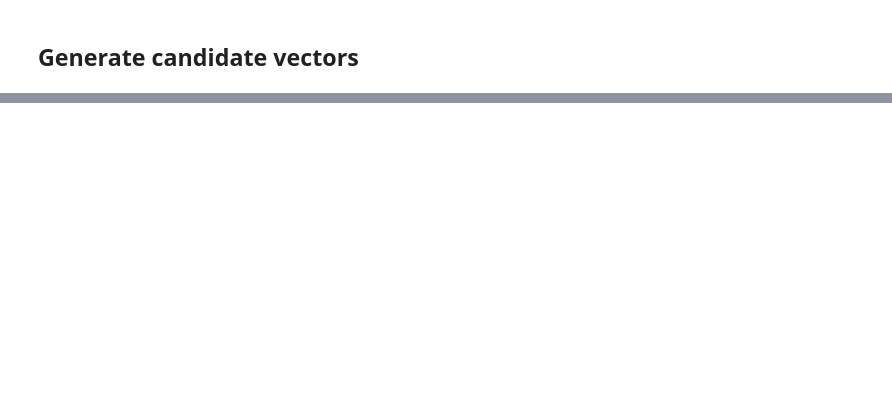
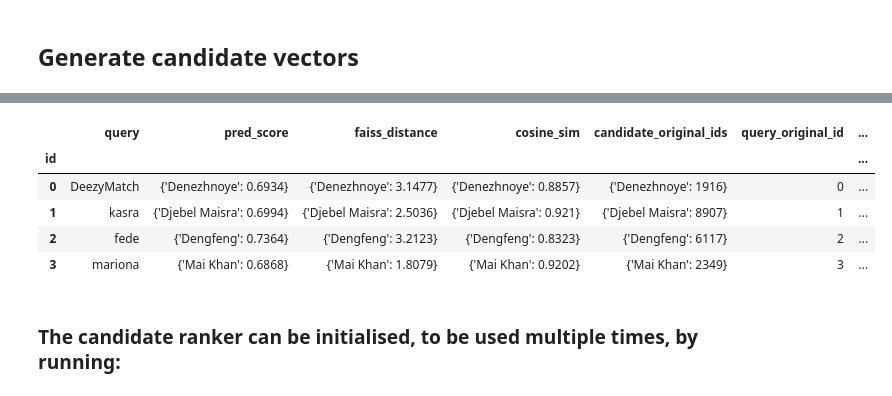
Before and after one commit to Living-with-machines/DeezyMatch, a Jupyter notebook: examples/example_001.ipynb, the cells around one changed output, grey strips where cells are left out. Saved outputs shown, nothing was run; the diff lists cells and outputs as text; code cells hidden in the pictures; blank space fills up the shorter version.

```diff
--- a/examples/example_001.ipynb
+++ b/examples/example_001.ipynb
@@ -330,0 +329,17 @@ candidates_pd
+# %%
+from DeezyMatch import candidate_ranker
+
+# Ranking on-the-fly
+# find candidates from candidate_scenario
+# for queries specified by the `query` argument
+candidates_pd = \
+    candidate_ranker(candidate_scenario="./combined/candidates_test",
+                     query=["DeezyMatch", "kasra", "fede", "mariona"],
+                     ranking_metric="faiss",
+                     selection_threshold=5.,
+                     num_candidates=1,
+                     search_size=100,
+                     output_path="ranker_results/test_candidates_deezymatch_on_the_fly",
+                     pretrained_model_path="./models/finetuned_test001/finetuned_test001.model",
+                     pretrained_vocab_path="./models/finetuned_test001/finetuned_test001.vocab",
+                     number_test_rows=20)
@@ -330,0 +380,11 @@ candidates_pd
+# %%
+candidates_pd
+# %% [output]
+|  | query | pred_score | faiss_distance | cosine_sim | candidate_original_ids | query_original_id | ... |
+| id |  |  |  |  |  |  | ... |
+| 0 | DeezyMatch | {'Denezhnoye': 0.6934} | {'Denezhnoye': 3.1477} | {'Denezhnoye': 0.8857} | {'Denezhnoye': 1916} | 0 | ... |
+| 1 | kasra | {'Djebel Maisra': 0.6994} | {'Djebel Maisra': 2.5036} | {'Djebel Maisra': 0.921} | {'Djebel Maisra': 8907} | 1 | ... |
+| 2 | fede | {'Dengfeng': 0.7364} | {'Dengfeng': 3.2123} | {'Dengfeng': 0.8323} | {'Dengfeng': 6117} | 2 | ... |
+| 3 | mariona | {'Mai Khan': 0.6868} | {'Mai Khan': 1.8079} | {'Mai Khan': 0.9202} | {'Mai Khan': 2349} | 3 | ... |
+# %% [markdown]
+### The candidate ranker can be initialised, to be used multiple times, by running:
```
Also changed, not shown: parts of 24 cells of this notebook.
